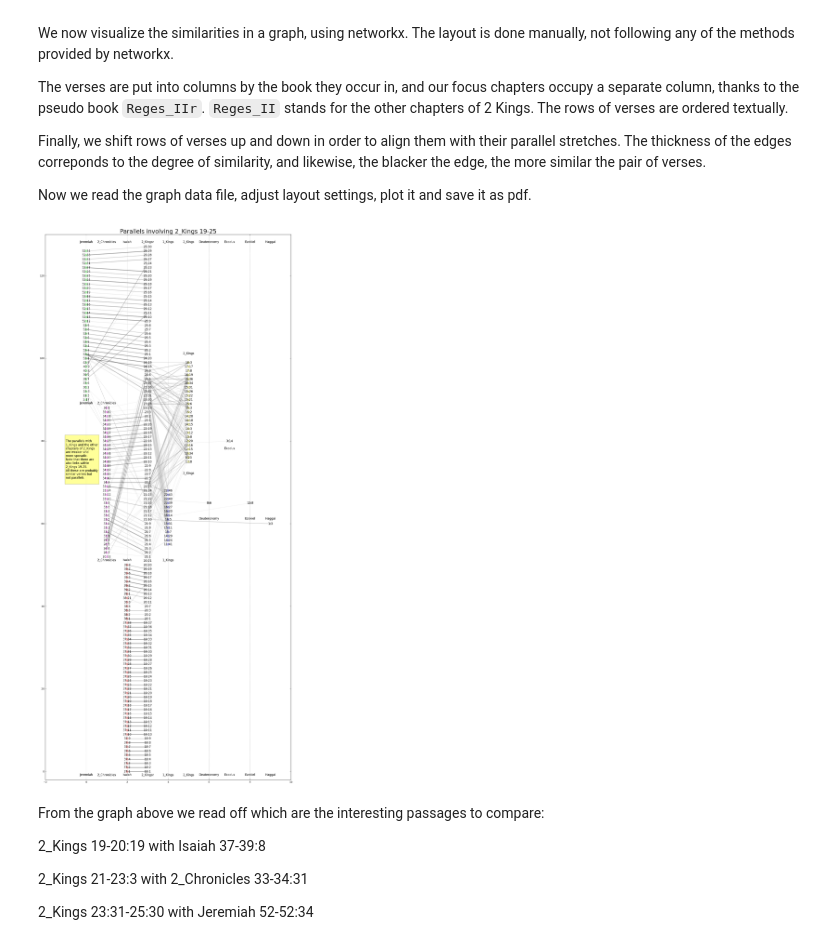
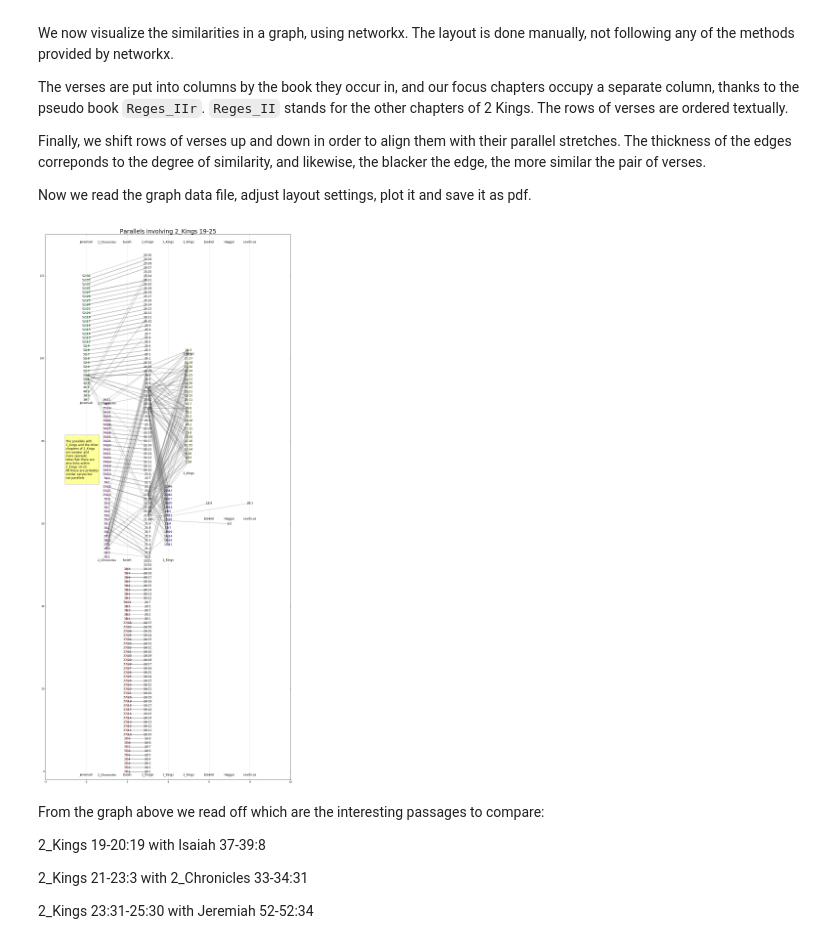
Before and after one commit to ETCBC/parallels, a Jupyter notebook: programs/kings_ii.ipynb, the cells around one changed output. Saved outputs shown, nothing was run; the diff lists cells and outputs as text; code cells hidden in the pictures.

```diff
--- a/programs/kings_ii.ipynb
+++ b/programs/kings_ii.ipynb
@@ -267,17 +229,17 @@ We also produce:
 info('Exporting graph info, assembling sets')
 ncolfile = open(NCOL_FILE, 'w')
 for (x, y, r) in sorted(crossrefs, key=lambda z: (
-        book_node[z[0][0]], z[0][1], z[0][2],
-        book_node[z[1][0]], z[1][1], z[1][2],
+        bookNode[z[0][0]], z[0][1], z[0][2],
+        bookNode[z[1][0]], z[1][1], z[1][2],
 )):
     ncolfile.write('{} {} {}\n'.format(PASSAGER_FMT.format(*x), PASSAGE_FMT.format(*y), round(r)))
 ncolfile.close()
 
-all_verses = {(x[0][0]+'r', x[0][1], x[0][2]) for x in crossrefs} | {x[1] for x in crossrefs}
-all_chapters = {(x[0], x[1]) for x in all_verses}
-all_books = {x[0] for x in all_chapters}
+allVerses = {(x[0][0]+'r', x[0][1], x[0][2]) for x in crossrefs} | {x[1] for x in crossrefs}
+allChapters = {(x[0], x[1]) for x in allVerses}
+allBooks = {x[0] for x in allChapters}
 info('{} edges, {} verses, {} chapters, {} books'.format(
-    len(crossrefs), len(all_verses), len(all_chapters), len(all_books),
+    len(crossrefs), len(allVerses), len(allChapters), len(allBooks),
 ))
-print(' '.join(sorted(all_books)))
+print(' '.join(sorted(allBooks)))
 # %% [output]
@@ -305,8 +267,8 @@ Now we read the graph data file, adjust layout settings, plot it and save it as
 g = nx.read_weighted_edgelist(NCOL_FILE)
 
 # order the books for handy layout in columns
-all_books_cust = '''
-    Jeremiah 2_Chronicles Isaiah 2_Kingsr 1_Kings 2_Kings Deuteronomy Exodus Ezekiel Haggai
+allBooksCust = '''
+    Jeremiah 2_Chronicles Isaiah 2_Kingsr 1_Kings 2_Kings Ezekiel Haggai Leviticus
 '''.strip().split()
 
 # specify colors of books
@@ -317,22 +279,20 @@ gcolors = {
     '2_Chronicles': (1.0, 0.3, 1.0),
     '1_Kings': (0.3, 0.3, 1.0),
     '2_Kings': (1.0, 1.0, 0.3),
-    'Deuteronomy': (0.7, 0.7, 0.7),
-    'Exodus': (0.7, 0.7, 0.7),
+    'Leviticus': (0.7, 0.7, 0.7),
     'Ezekiel': (0.7, 0.7, 0.7),
     'Haggai': (0.7, 0.7, 0.7),
 }
 
 #  specify vertical positions of passages
-offset_y = {
+offsetY = {
     '2_Kingsr': 0,
     'Isaiah': 0,
     'Jeremiah': 90,
     '2_Chronicles': 52,
     '1_Kings': 55,
     '2_Kings': 75,
-    'Deuteronomy': 65,
-    'Exodus': 80,
+    'Leviticus': 65,
     'Ezekiel': 65,
     'Haggai': 60,
 }
@@ -340,16 +300,16 @@ offset_y = {
 # compute positions of verses
 ncolors = [gcolors[x.split('~')[0]] for x in g.nodes()]
 nlabels = dict((x, x.split('~')[1]) for x in g.nodes())
-ncols = len(all_books)
-pos_x = dict((x, i) for (i,x) in enumerate(all_books_cust))
-verse_lists = collections.defaultdict(lambda: [])
-for (bk, ch, vs) in sorted(all_verses):
-    verse_lists[bk].append('{}:{}'.format(ch, vs))
-nrows = max(len(verse_lists[bk]) for bk in all_books_cust)
+ncols = len(allBooks)
+posX = dict((x, i) for (i,x) in enumerate(allBooksCust))
+verseLists = collections.defaultdict(lambda: [])
+for (bk, ch, vs) in sorted(allVerses):
+    verseLists[bk].append('{}:{}'.format(ch, vs))
+nrows = max(len(verseLists[bk]) for bk in allBooksCust)
 pos = {}
-for bk in verse_lists:
-    for (i, chvs) in enumerate(verse_lists[bk]):
-        pos['{}~{}'.format(bk, chvs)] = (pos_x[bk], i+offset_y[bk])
+for bk in verseLists:
+    for (i, chvs) in enumerate(verseLists[bk]):
+        pos['{}~{}'.format(bk, chvs)] = (posX[bk], i+offsetY[bk])
 
 # start plotting
 plt.figure(figsize=(18,40))
@@ -367,44 +327,43 @@ nx.draw_networkx(g, pos,
     linewidths=0,
 )
 plt.ylim(-2, 130)
-book_font_size = 12
+bookFontSize = 12
 plt.grid(b=True, which='both', axis='x')
 plt.title('Parallels involving 2_Kings 19-25', fontsize=24)
 plt.text(-1,70, '''
 The parallels with
 1_Kings and the other
 chapters of 2_Kings
 are weaker and
 more sporadic.
 Note that there are
 also links within
 2_Kings 19-25.
 All these are probably
 similar verses but
 not parallels.
 ''', #bbox=dict(width=145, height=200, facecolor='yellow', alpha=0.4), fontsize=12)
      # suddenly the width and height keyword args are no longer accepted.
      # bbox performs an auto fit
      bbox=dict(facecolor='yellow', alpha=0.4), fontsize=12)
 
 # add additional book labels
 for (ypos, books) in (
-    (-1, all_books_cust),
+    (-1, allBooksCust),
     (51, ['2_Chronicles', 'Isaiah', '1_Kings']),
-    (61, ['Deuteronomy', 'Ezekiel', 'Haggai']),
+    (61, ['Leviticus', 'Ezekiel', 'Haggai']),
     (72, ['2_Kings']),
-    (78, ['Exodus']),
     (89, ['2_Chronicles', 'Jeremiah']),
     (101, ['2_Kings']),
-    (128, all_books_cust),
+    (128, allBooksCust),
 ):
     for bk in books:
-        plt.text(pos_x[bk], ypos, bk, fontsize=book_font_size, horizontalalignment='center')
+        plt.text(posX[bk], ypos, bk, fontsize=bookFontSize, horizontalalignment='center')
 
 # save the plot as pdf
 plt.savefig('kings_parallels.pdf')
 # %% [output]
-[figure, old version]
+[figure, new version]
 # %% [markdown]
 From the graph above we read off which are the interesting passages to compare:
 
```
Also changed, not shown: parts of 16 cells of this notebook, 14 other files.
